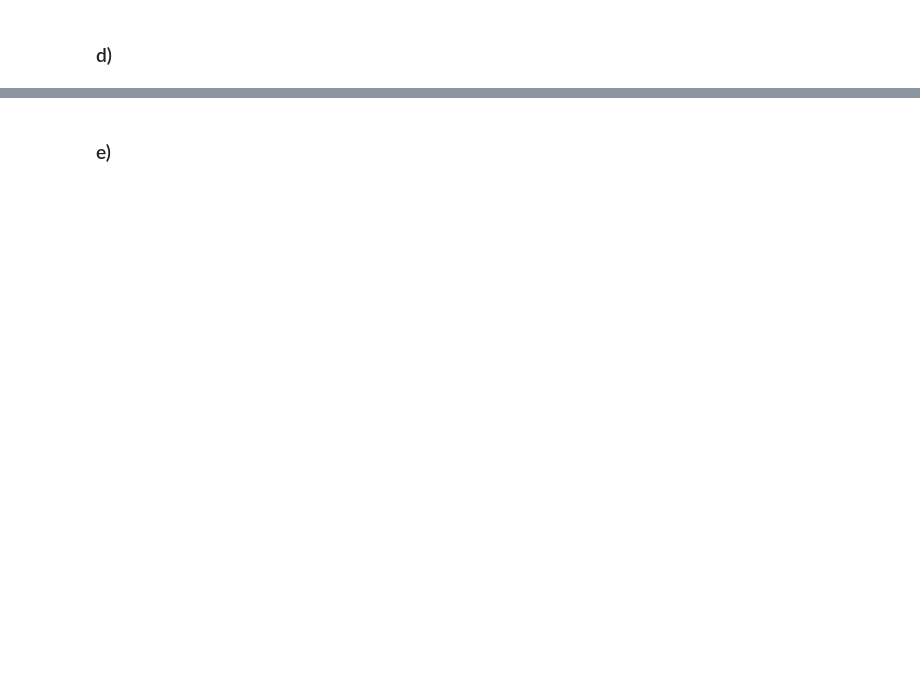
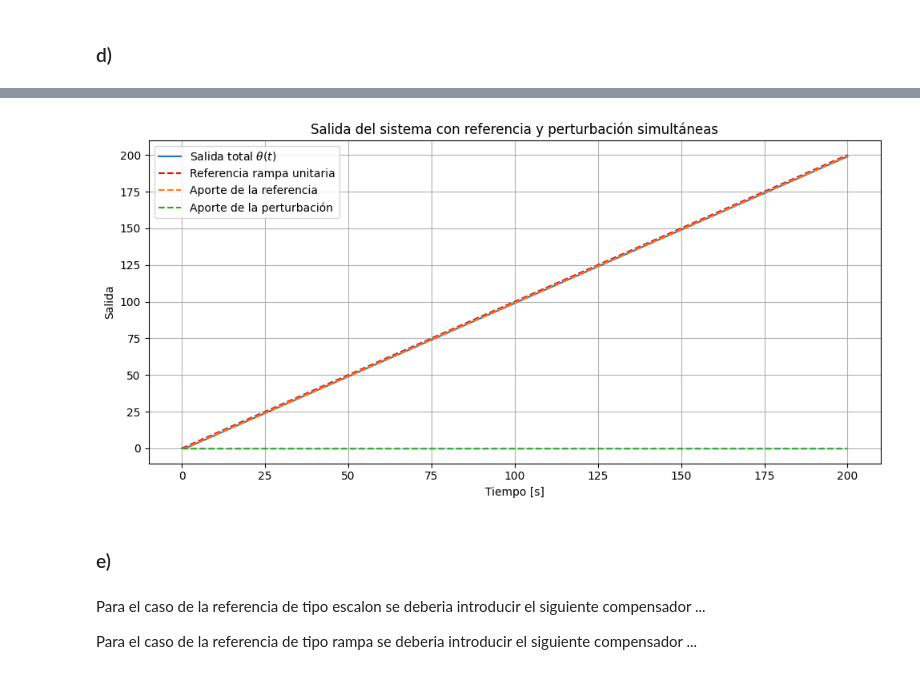
Before and after one commit to LucioLuque/Control-TP1, a Jupyter notebook: Untitled-1.ipynb, the cells around one changed output, grey strips where cells are left out. Drawn from its saved outputs; the diff is of its cells as text; code cells hidden in the pictures; blank space fills up the shorter version.

```diff
--- a/Untitled-1.ipynb
+++ b/Untitled-1.ipynb
@@ -146,2 +238,41 @@ Dado que "valores adecuados (MG > 6 dB y MF ~30°−60°) aseguran que el sistem
+# %%
+import numpy as np
+import matplotlib.pyplot as plt
+import control as ctrl
+
+den = [0.003, 0.0515, 0.2, 0.25]
+
+Tv = ctrl.TransferFunction([0.25], den)
+Tn = ctrl.TransferFunction([-0.15, -0.7], den) # es menos??
+
+t = np.linspace(0, 200, 1000)
+r = t
+
+t1, y_ref = ctrl.forced_response(Tv, T=t, U=r)
+
+t2, y_pert = ctrl.step_response(0.1 * Tn, T=t)
+
+y_total = y_ref + y_pert
+
+plt.figure(figsize=(10, 5))
+plt.plot(t, y_total, label="Salida total $\\theta(t)$")
+plt.plot(t, r, "r--", label="Referencia rampa unitaria")
+
+plt.plot(t, y_ref, "--", label="Aporte de la referencia")
+plt.plot(t, y_pert, "--", label="Aporte de la perturbación")
+
+plt.title("Salida del sistema con referencia y perturbación simultáneas")
+plt.xlabel("Tiempo [s]")
+plt.ylabel("Salida")
+plt.grid(True)
+plt.legend()
+plt.tight_layout()
+plt.show()
+# %% [output]
+[figure, added]
 # %% [markdown]
 ### e)
+# %% [markdown]
+Para el caso de la referencia de tipo escalon se deberia introducir el siguiente compensador ...
+
+Para el caso de la referencia de tipo rampa se deberia introducir el siguiente compensador ...
```
Also changed, not shown: parts of 12 cells of this notebook.
